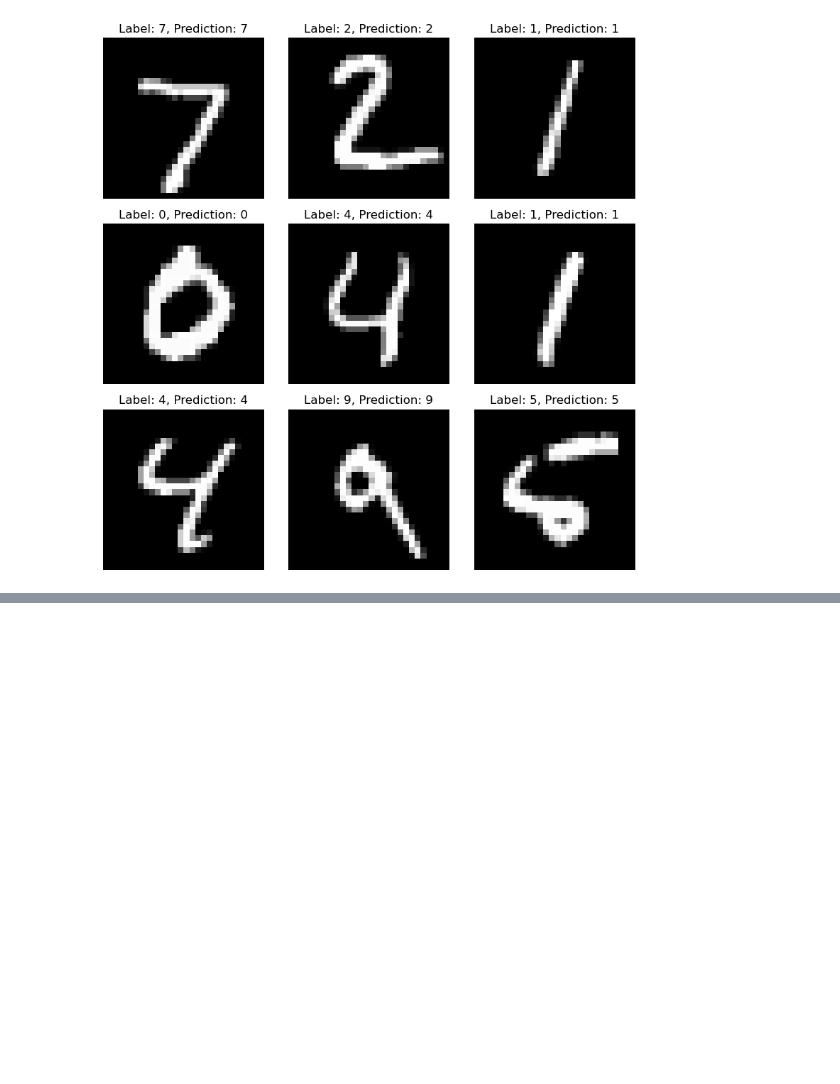
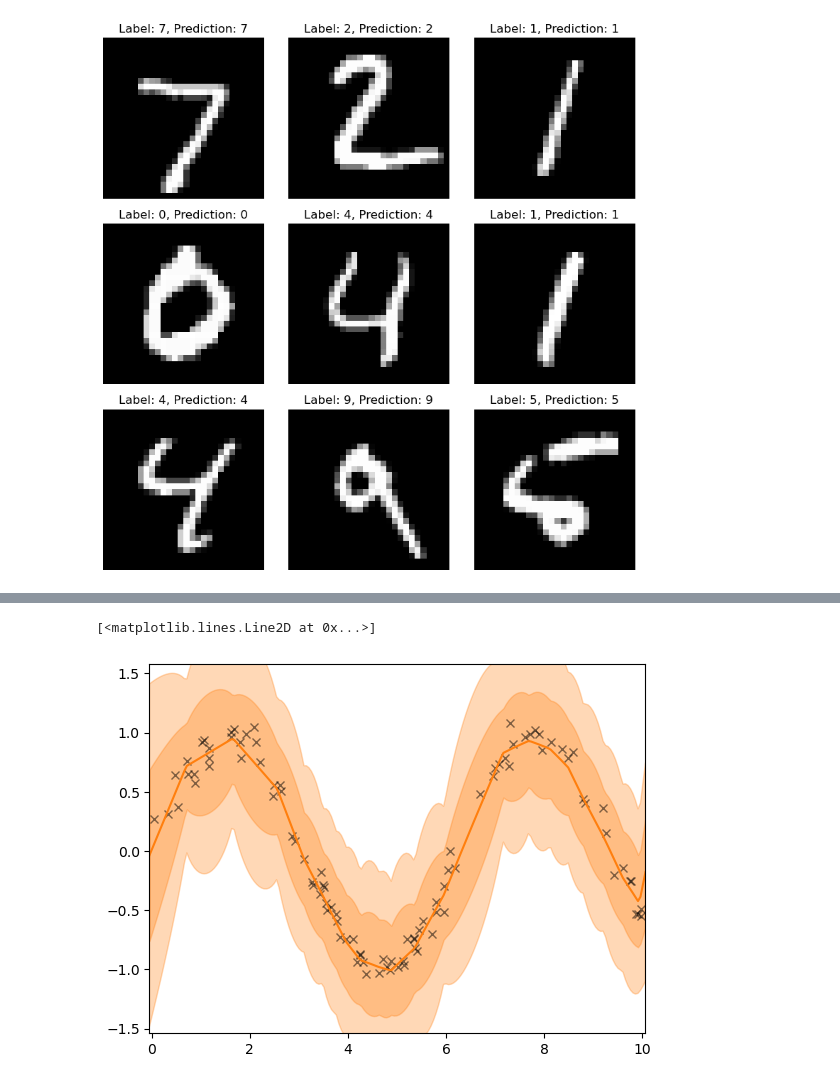
Before and after one commit to zvkong/ai-core, a Jupyter notebook: src/stat9340/hw3.ipynb, the cells around one changed output, grey strips where cells are left out. Saved outputs shown, nothing was run; the diff lists cells and outputs as text; code cells hidden in the pictures; blank space fills up the shorter version.

```diff
--- a/src/stat9340/hw3.ipynb
+++ b/src/stat9340/hw3.ipynb
@@ -412,0 +507,21 @@ Test Loss: 0.2387, Test Accuracy: 0.9794
+# %%
+# Define the deep GP model
+num_data, d_xim= X.shape
+num_inducing= 20 # number of inducing points
+inducing_variable= gpflow.inducing_variables.InducingPoints(
+    np.linspace(X.min(),X.max(),num_inducing).reshape(-1, 1)
+#X.reshape(-1,1)
+)
+kernel= gpflow.kernels.Exponential()
+gp_layer= gpflux.layers.GPLayer(
+    kernel, inducing_variable,
+    num_data=num_data, num_latent_gps=1
+)
+likelihood_layer= gpflux.layers.LikelihoodLayer(
+gpflow.likelihoods.Gaussian(0.1))
+# %%
+single_layer_dgp= gpflux.models.DeepGP([gp_layer], likelihood_layer)
+model= single_layer_dgp.as_training_model()
+model.compile(tf_keras.optimizers.Adam(0.01))
+model.fit({"inputs": X, "targets": Y},
+epochs=int(1000), verbose=0)
@@ -412,0 +531,25 @@ Test Loss: 0.2387, Test Accuracy: 0.9794
+# %%
+X_MARGIN, Y_MARGIN= 0.1, 0.5
+fig, ax= plt.subplots()
+num_data_seq= 200
+X_seq= np.linspace(X.min()- X_MARGIN,
+                    X.max() + X_MARGIN,
+                    num_data_seq).reshape(-1, 1)
+model= single_layer_dgp.as_prediction_model()
+out = model(X_seq)
+mu = out.y_mean.numpy().squeeze()
+var = out.y_var.numpy().squeeze()
+X_test= X_seq.squeeze()
+# dual bands
+for i in [1, 2]:
+    lower= mu- i * np.sqrt(var)
+    upper= mu + i * np.sqrt(var)
+    ax.fill_between(X_test, lower, upper,
+                    color="C1", alpha=0.3)
+ax.set_ylim(Y.min()- Y_MARGIN, Y.max() + Y_MARGIN)
+ax.set_xlim(X.min()- X_MARGIN, X.max() + X_MARGIN)
+ax.plot(X, Y, "kx", alpha=0.5)
+ax.plot(X_test, mu, "C1")
+# %% [output]
+[<matplotlib.lines.Line2D at 0x...>]
+[figure, added]
```
Also changed, not shown: parts of 26 cells of this notebook, 4 other files.
